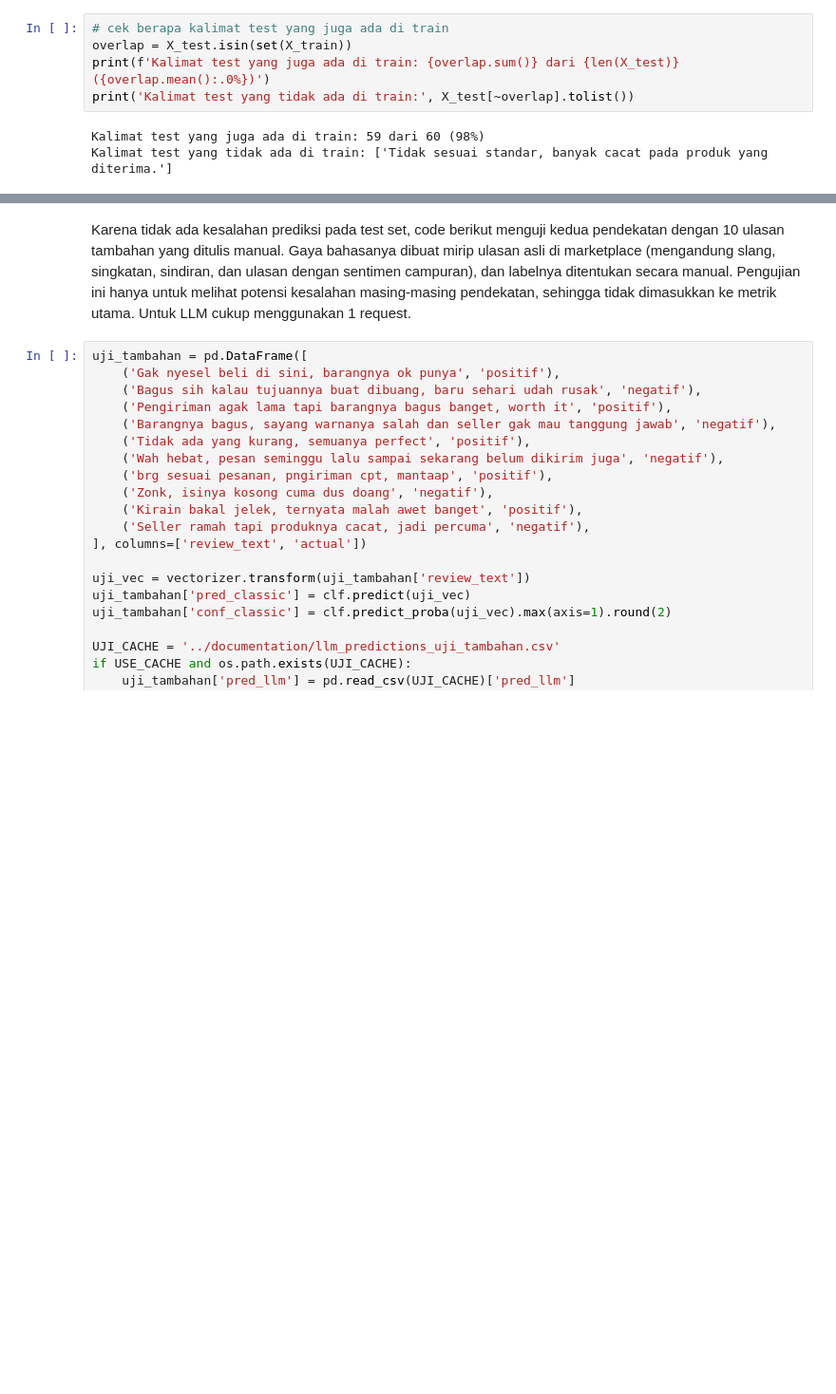
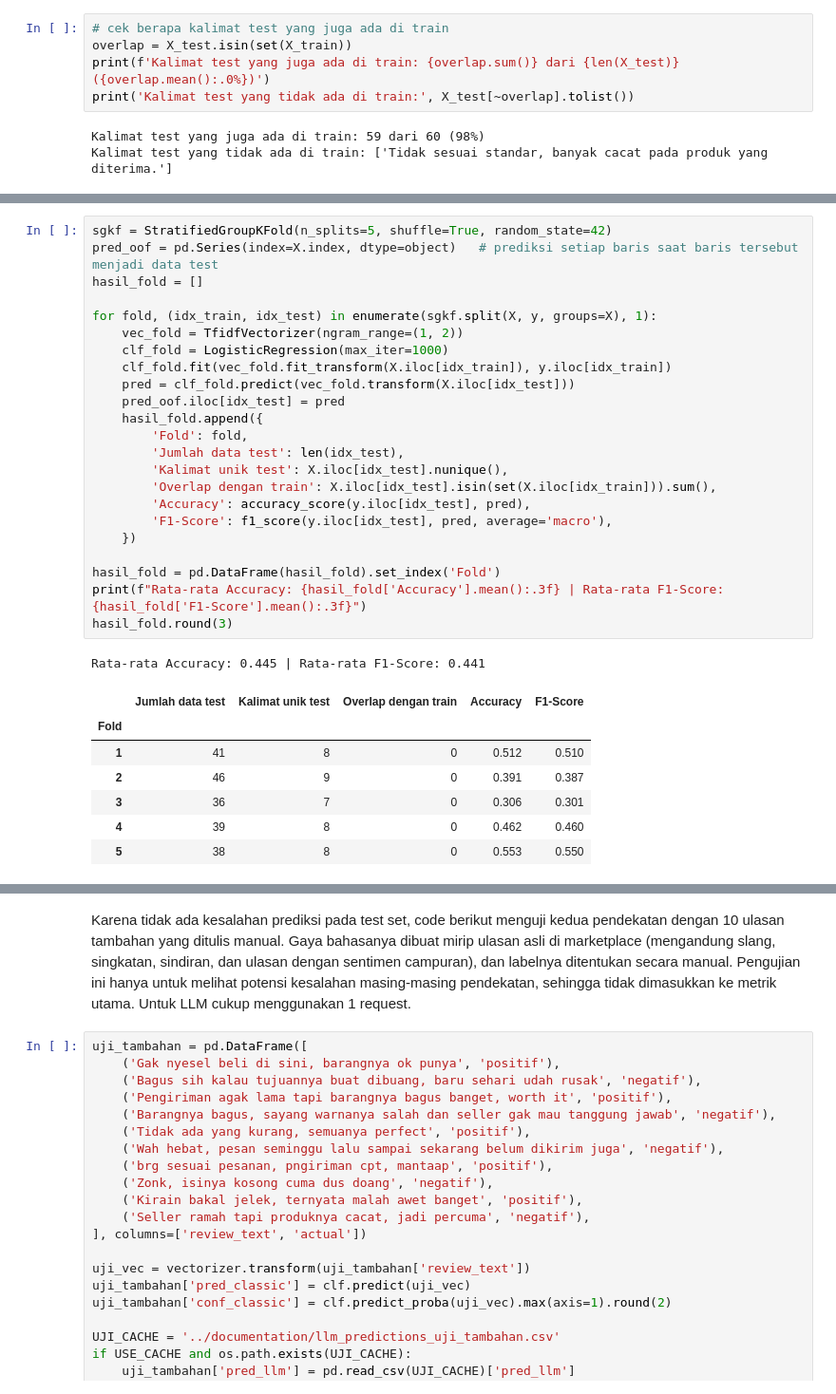
Before and after one commit to AzizuAhmad/assignment-model-experiment-azizu-ahmad, a Jupyter notebook: notebook/experiment_notebook.ipynb, the cells around one changed output, grey strips where cells are left out. Shown at 95% size. Drawn from its saved outputs; the diff is of its cells as text; blank space fills up the shorter version.

```diff
--- a/notebook/experiment_notebook.ipynb
+++ b/notebook/experiment_notebook.ipynb
@@ -461,0 +464,32 @@ Kalimat test yang tidak ada di train: ['Tidak sesuai standar, banyak cacat pada
+# %%
+sgkf = StratifiedGroupKFold(n_splits=5, shuffle=True, random_state=42)
+pred_oof = pd.Series(index=X.index, dtype=object)   # prediksi setiap baris saat baris tersebut menjadi data test
+hasil_fold = []
+
+for fold, (idx_train, idx_test) in enumerate(sgkf.split(X, y, groups=X), 1):
+    vec_fold = TfidfVectorizer(ngram_range=(1, 2))
+    clf_fold = LogisticRegression(max_iter=1000)
+    clf_fold.fit(vec_fold.fit_transform(X.iloc[idx_train]), y.iloc[idx_train])
+    pred = clf_fold.predict(vec_fold.transform(X.iloc[idx_test]))
+    pred_oof.iloc[idx_test] = pred
+    hasil_fold.append({
+        'Fold': fold,
+        'Jumlah data test': len(idx_test),
+        'Kalimat unik test': X.iloc[idx_test].nunique(),
+        'Overlap dengan train': X.iloc[idx_test].isin(set(X.iloc[idx_train])).sum(),
+        'Accuracy': accuracy_score(y.iloc[idx_test], pred),
+        'F1-Score': f1_score(y.iloc[idx_test], pred, average='macro'),
+    })
+
+hasil_fold = pd.DataFrame(hasil_fold).set_index('Fold')
+print(f"Rata-rata Accuracy: {hasil_fold['Accuracy'].mean():.3f} | Rata-rata F1-Score: {hasil_fold['F1-Score'].mean():.3f}")
+hasil_fold.round(3)
+# %% [output]
+Rata-rata Accuracy: 0.445 | Rata-rata F1-Score: 0.441
+|  | Jumlah data test | Kalimat unik test | Overlap dengan train | Accuracy | F1-Score |
+| Fold |  |  |  |  |  |
+| 1 | 41 | 8 | 0 | 0.512 | 0.510 |
+| 2 | 46 | 9 | 0 | 0.391 | 0.387 |
+| 3 | 36 | 7 | 0 | 0.306 | 0.301 |
+| 4 | 39 | 8 | 0 | 0.462 | 0.460 |
+| 5 | 38 | 8 | 0 | 0.553 | 0.550 |
```
Also changed, not shown: parts of 12 cells of this notebook, 5 other files.
